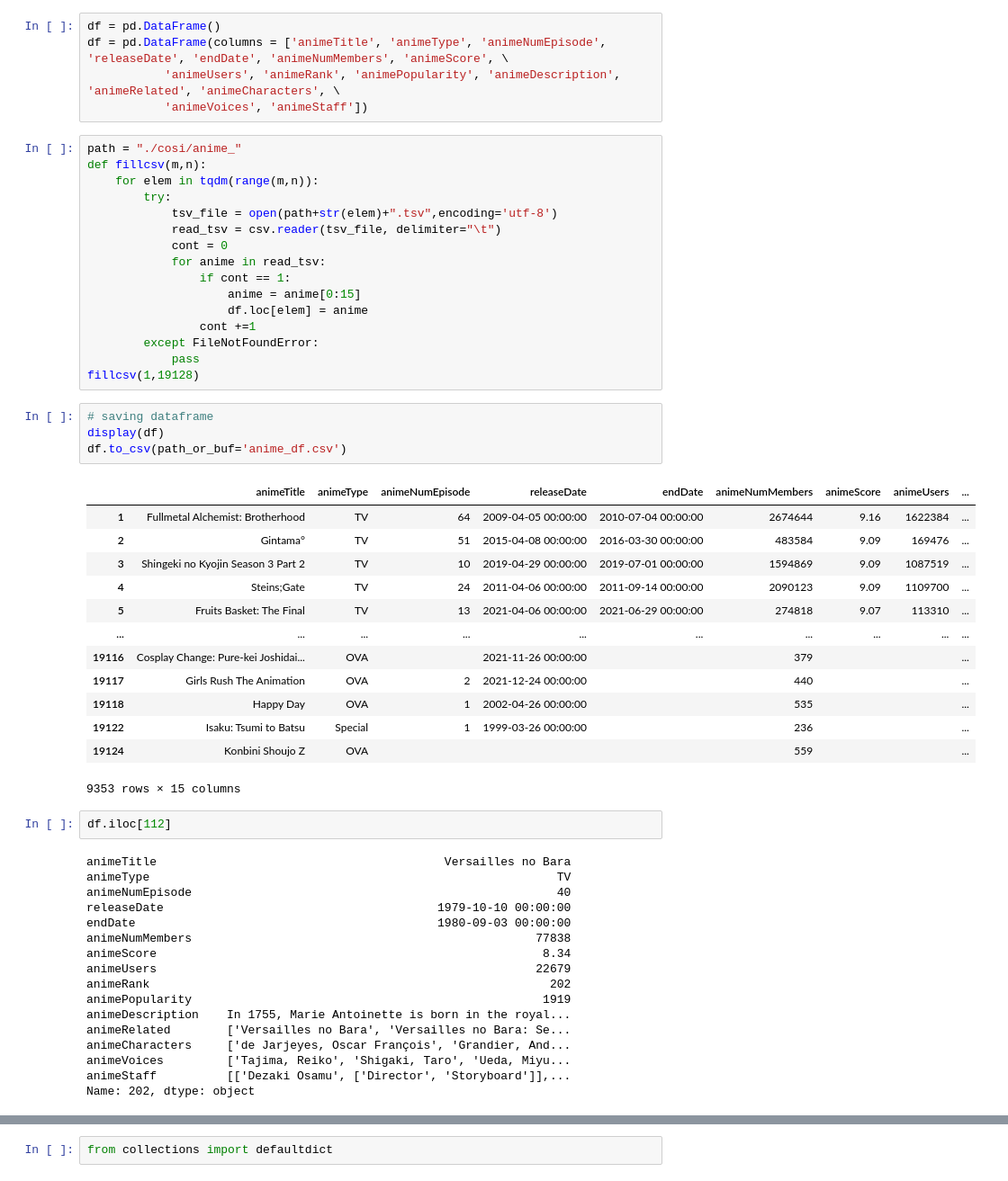
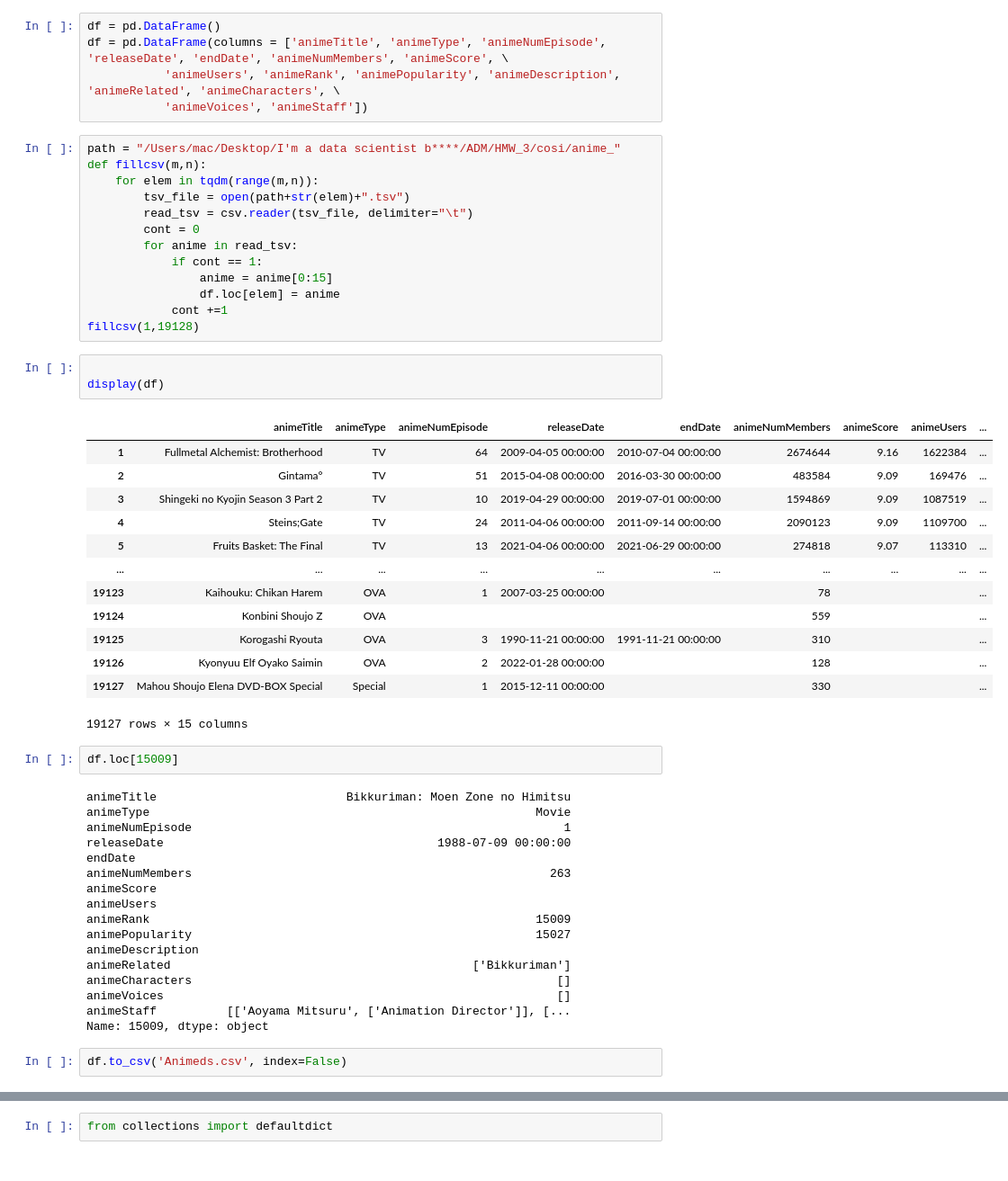
Before and after one commit to FilMastro/ADM-Homework3, a Jupyter notebook: admhomework.ipynb, the cells around one changed output, grey strips where cells are left out. Shown at 90% size. Drawn from its saved outputs; the diff is of its cells as text.

```diff
--- a/admhomework.ipynb
+++ b/admhomework.ipynb
@@ -276,56 +276,54 @@ df = pd.DataFrame(columns = ['animeTitle', 'animeType', 'animeNumEpisode', 'rele
            'animeUsers', 'animeRank', 'animePopularity', 'animeDescription', 'animeRelated', 'animeCharacters', \
            'animeVoices', 'animeStaff'])
 # %%
-path = "./cosi/anime_"
+path = "/Users/mac/Desktop/I'm a data scientist b****/ADM/HMW_3/cosi/anime_"
 def fillcsv(m,n):
     for elem in tqdm(range(m,n)):
-        try:
-            tsv_file = open(path+str(elem)+".tsv",encoding='utf-8')
-            read_tsv = csv.reader(tsv_file, delimiter="\t")
-            cont = 0
-            for anime in read_tsv:
-                if cont == 1:
-                    anime = anime[0:15]
-                    df.loc[elem] = anime
-                cont +=1
-        except FileNotFoundError:
-            pass
+        tsv_file = open(path+str(elem)+".tsv")
+        read_tsv = csv.reader(tsv_file, delimiter="\t")
+        cont = 0
+        for anime in read_tsv:
+            if cont == 1:
+                anime = anime[0:15]
+                df.loc[elem] = anime
+            cont +=1
 fillcsv(1,19128)
 # %%
-# saving dataframe
+
 display(df)
-df.to_csv(path_or_buf='anime_df.csv')
 # %% [output]
 |  | animeTitle | animeType | animeNumEpisode | releaseDate | endDate | animeNumMembers | animeScore | animeUsers | ... |
 | 1 | Fullmetal Alchemist: Brotherhood | TV | 64 | 2009-04-05 00:00:00 | 2010-07-04 00:00:00 | 2674644 | 9.16 | 1622384 | ... |
 | 2 | Gintama° | TV | 51 | 2015-04-08 00:00:00 | 2016-03-30 00:00:00 | 483584 | 9.09 | 169476 | ... |
 | 3 | Shingeki no Kyojin Season 3 Part 2 | TV | 10 | 2019-04-29 00:00:00 | 2019-07-01 00:00:00 | 1594869 | 9.09 | 1087519 | ... |
 | 4 | Steins;Gate | TV | 24 | 2011-04-06 00:00:00 | 2011-09-14 00:00:00 | 2090123 | 9.09 | 1109700 | ... |
 | 5 | Fruits Basket: The Final | TV | 13 | 2021-04-06 00:00:00 | 2021-06-29 00:00:00 | 274818 | 9.07 | 113310 | ... |
 | ... | ... | ... | ... | ... | ... | ... | ... | ... | ... |
-| 19116 | Cosplay Change: Pure-kei Joshidai... | OVA |  | 2021-11-26 00:00:00 |  | 379 |  |  | ... |
-| 19117 | Girls Rush The Animation | OVA | 2 | 2021-12-24 00:00:00 |  | 440 |  |  | ... |
-| 19118 | Happy Day | OVA | 1 | 2002-04-26 00:00:00 |  | 535 |  |  | ... |
-| 19122 | Isaku: Tsumi to Batsu | Special | 1 | 1999-03-26 00:00:00 |  | 236 |  |  | ... |
+| 19123 | Kaihouku: Chikan Harem | OVA | 1 | 2007-03-25 00:00:00 |  | 78 |  |  | ... |
 | 19124 | Konbini Shoujo Z | OVA |  |  |  | 559 |  |  | ... |
+| 19125 | Korogashi Ryouta | OVA | 3 | 1990-11-21 00:00:00 | 1991-11-21 00:00:00 | 310 |  |  | ... |
+| 19126 | Kyonyuu Elf Oyako Saimin | OVA | 2 | 2022-01-28 00:00:00 |  | 128 |  |  | ... |
+| 19127 | Mahou Shoujo Elena DVD-BOX Special | Special | 1 | 2015-12-11 00:00:00 |  | 330 |  |  | ... |
-9353 rows × 15 columns
+19127 rows × 15 columns
 # %%
-df.iloc[112]
+df.loc[15009]
 # %% [output]
-animeTitle                                         Versailles no Bara
-animeType                                                          TV
-animeNumEpisode                                                    40
-releaseDate                                       1979-10-10 00:00:00
-endDate                                           1980-09-03 00:00:00
-animeNumMembers                                                 77838
-animeScore                                                       8.34
-animeUsers                                                      22679
-animeRank                                                         202
-animePopularity                                                  1919
-animeDescription    In 1755, Marie Antoinette is born in the royal...
-animeRelated        ['Versailles no Bara', 'Versailles no Bara: Se...
-animeCharacters     ['de Jarjeyes, Oscar François', 'Grandier, And...
-animeVoices         ['Tajima, Reiko', 'Shigaki, Taro', 'Ueda, Miyu...
-animeStaff          [['Dezaki Osamu', ['Director', 'Storyboard']],...
-Name: 202, dtype: object
+animeTitle                           Bikkuriman: Moen Zone no Himitsu
+animeType                                                       Movie
+animeNumEpisode                                                     1
+releaseDate                                       1988-07-09 00:00:00
+endDate
+animeNumMembers                                                   263
+animeScore
+animeUsers
+animeRank                                                       15009
+animePopularity                                                 15027
+animeDescription
+animeRelated                                           ['Bikkuriman']
+animeCharacters                                                    []
+animeVoices                                                        []
+animeStaff          [['Aoyama Mitsuru', ['Animation Director']], [...
+Name: 15009, dtype: object
+# %%
+df.to_csv('Animeds.csv', index=False)
 # %% [markdown]
```
Also changed, not shown: parts of 23 cells of this notebook, 1 other file.
